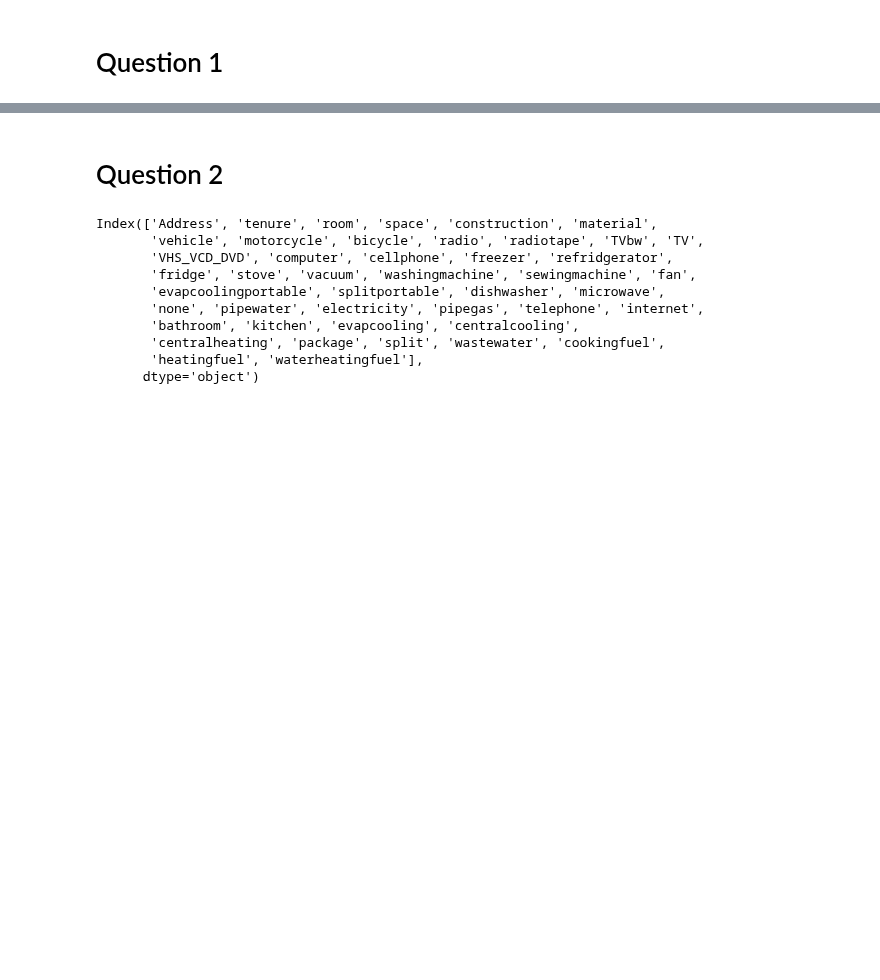
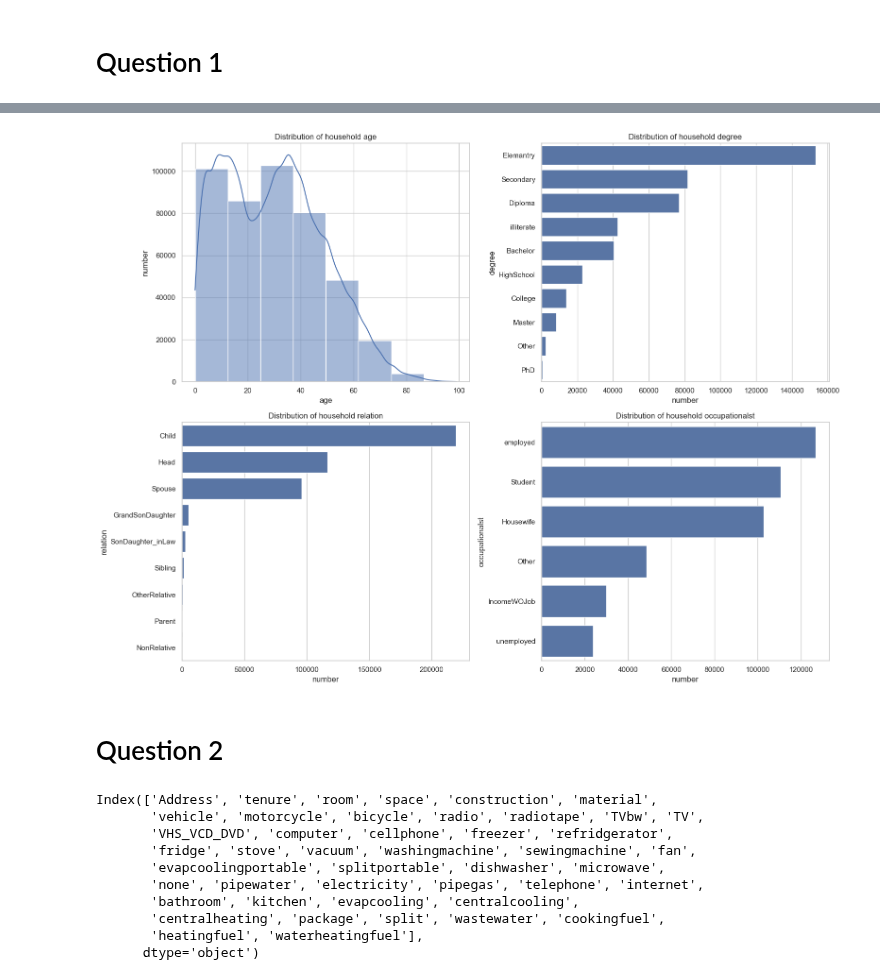
Before and after one commit to AmirmahdiGolahmar/Iranian_HEIS, a Jupyter notebook: data/zeinab_notebook.ipynb, the cells around one changed output, grey strips where cells are left out. Cells and saved outputs as stored; diff of their text form; code cells hidden in the pictures; blank space fills up the shorter version.

```diff
--- a/data/zeinab_notebook.ipynb
+++ b/data/zeinab_notebook.ipynb
@@ -15,16 +17,16 @@ True
 #all datasets
 all_files_name = ["R98.xlsx", "R99.xlsx", "R1400.xlsx", "R1401.xlsx", "U98.xlsx", "U99.xlsx", "U1400.xlsx", "U1401.xlsx"]
 path_data = "/Users/zeinab/Downloads/Project1_data/"
-Year = "U98"
+Year = "U1401"
 # %%
 # #Read all sheets for a Year
-# data = pd.read_excel(path_data + all_files_name[3], Year + 'Data')
-# P1 = pd.read_excel(path_data + all_files_name[3], Year + 'P1')
-P2 = pd.read_excel(path_data + all_files_name[4], Year + 'P2',index_col=False)
+# data = pd.read_excel(path_data + all_files_name[4], Year + 'Data')
+P1 = pd.read_excel(path_data + all_files_name[7], Year + 'P1')
+# P2 = pd.read_excel(path_data + all_files_name[4], Year + 'P2')
 # P3S01 = pd.read_excel(path_data + all_files_name[3], Year + 'P3S01')
 # P3S02 = pd.read_excel(path_data + all_files_name[3], Year + 'P3S02')
 # P3S03 = pd.read_excel(path_data + all_files_name[3], Year + 'P3S03')
-P3S04 = pd.read_excel(path_data + all_files_name[4], Year + 'P3S04',index_col=False)
+# P3S04 = pd.read_excel(path_data + all_files_name[4], Year + 'P3S04')
 # P3S05 = pd.read_excel(path_data + all_files_name[3], Year + 'P3S05')
 # P3S06 = pd.read_excel(path_data + all_files_name[3], Year + 'P3S06')
 # P3S07 = pd.read_excel(path_data + all_files_name[3], Year + 'P3S07')
@@ -266,3 +136,38 @@ memory usage: 2.9+ MB
+# %%
+all_q1 = pd.concat([P1_U98, P1_U99, P1_U1400, P1_U1401, P1_R98, P1_R99, P1_R1400, P1_R1401])
+all_q1.to_csv('q1.csv', encoding='utf-8', index=False)
+# %%
+sns.set(style="whitegrid")
+fig, axes = plt.subplots(2, 2, figsize=(16, 12))
+
+# Distribution of household age (subplot 1)
+sns.histplot(all_q1['age'], kde=True, bins=8, ax=axes[0, 0])
+axes[0, 0].set_title('Distribution of household age')
+axes[0, 0].set_xlabel('age')
+axes[0, 0].set_ylabel('number')
+
+# Distribution of household degree (subplot 2)
+sns.countplot(y=all_q1['degree'], order=all_q1['degree'].value_counts().index, ax=axes[0, 1])
+axes[0, 1].set_title('Distribution of household degree')
+axes[0, 1].set_xlabel('number')
+axes[0, 1].set_ylabel('degree')
+
+# Distribution of household relation (subplot 3)
+sns.countplot(y=all_q1['relation'], order=all_q1['relation'].value_counts().index, ax=axes[1, 0])
+axes[1, 0].set_title('Distribution of household relation')
+axes[1, 0].set_xlabel('number')
+axes[1, 0].set_ylabel('relation')
+
+# Distribution of household occupationalst (subplot 4)
+sns.countplot(y=all_q1['occupationalst'], order=all_q1['occupationalst'].value_counts().index, ax=axes[1, 1])
+axes[1, 1].set_title('Distribution of household occupationalst')
+axes[1, 1].set_xlabel('number')
+axes[1, 1].set_ylabel('occupationalst')
+
+plt.tight_layout()
+plt.show()
+# %% [output]
+[figure, added]
 # %% [markdown]
 # Question 2
 # %%
```
Also changed, not shown: parts of 26 cells of this notebook, 3 other files.
